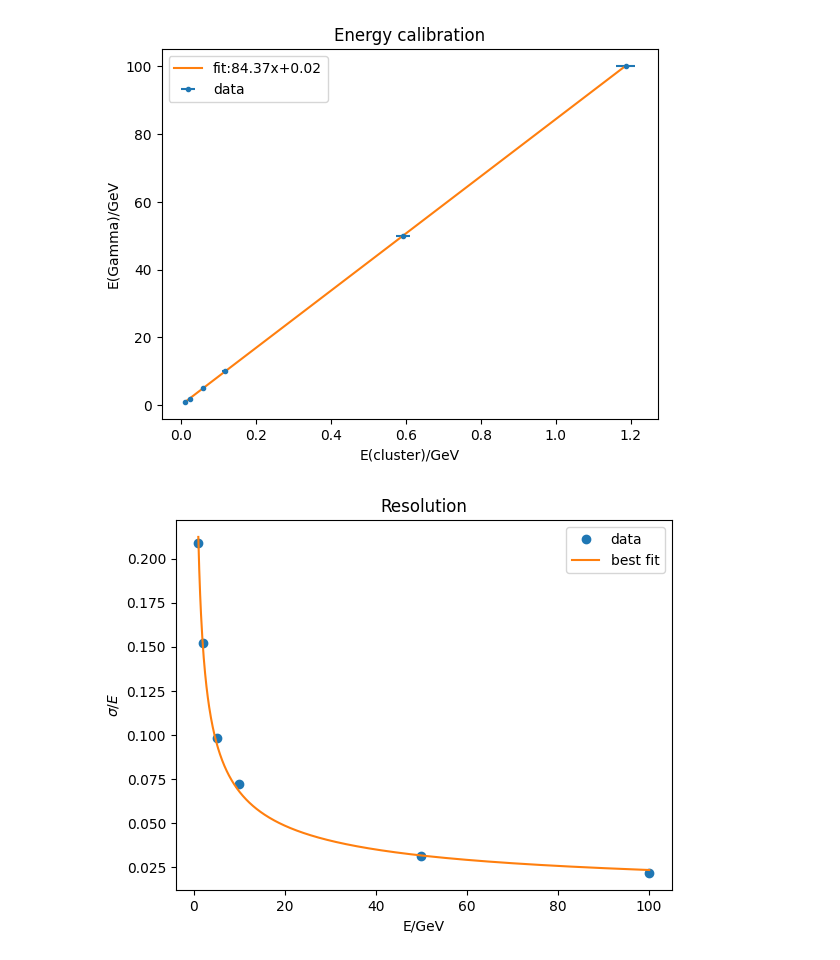
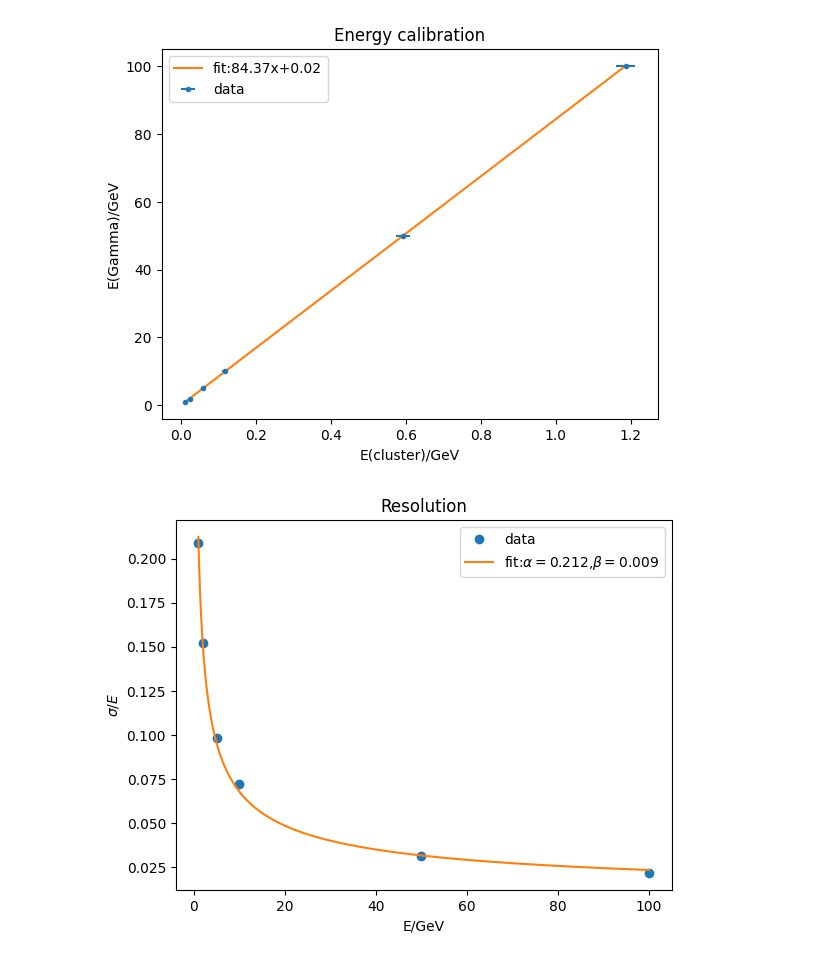
Before and after one commit to air391/calorimeter, a Jupyter notebook: B4a/cali.ipynb, the cells around one changed output. Cells and saved outputs as stored; diff of their text form; code cells hidden in the pictures.

```diff
--- a/B4a/cali.ipynb
+++ b/B4a/cali.ipynb
@@ -104,13 +127,14 @@ Text(0.5, 1.0, 'Energy calibration')
 # %%
 fig,ax = plt.subplots()
 a,b = utils.res_fit(sigma,center,ax=ax)
 ax.set_xlabel("E/GeV")
 ax.set_ylabel("$\\sigma/E$")
 ax.set_title("Resolution")
+ax.legend(['data',f'fit:$\\alpha={a:.3f}$,$\\beta={b:.3f}$'])
 cali_result['res'] = {
     "a": a,
     "b": b}
 with open('./data/cali_result.json', 'w') as f:
     json.dump(cali_result, f)
 # %% [output]
-[figure, old version]
+[figure, new version]
```
Also changed, not shown: parts of 5 cells of this notebook, 5 other files.
